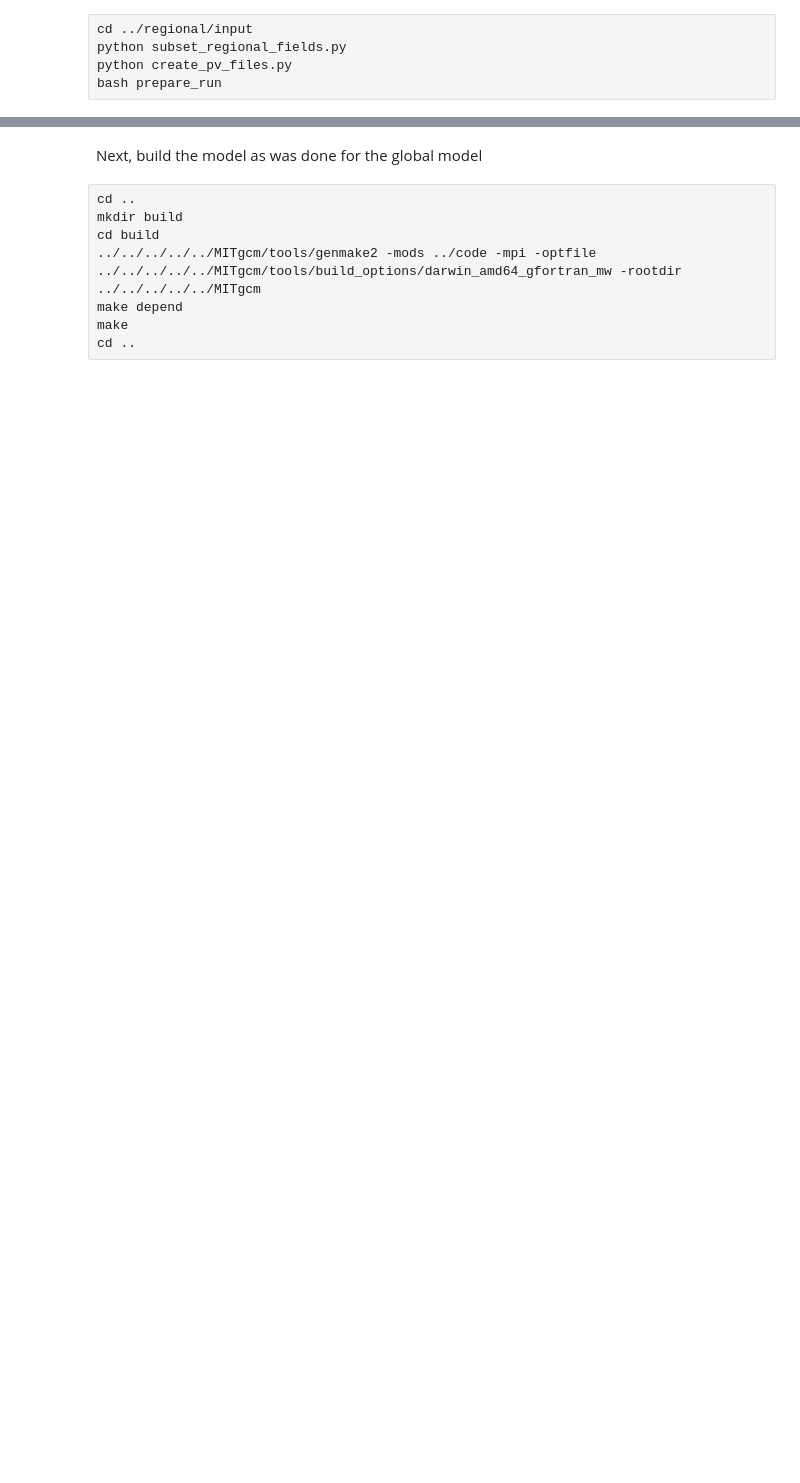
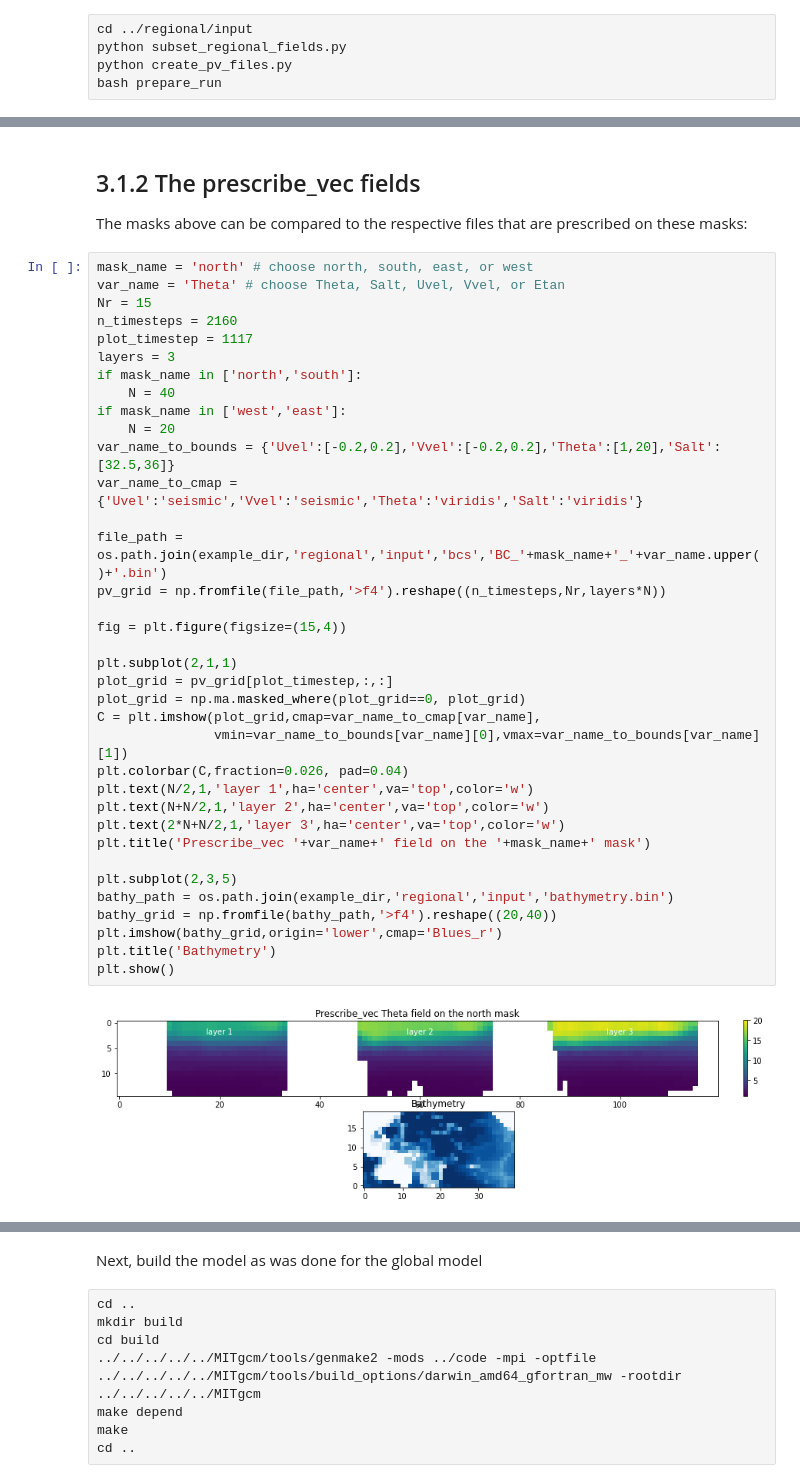
Before and after one commit to mhwood/prescribe_vec, a Jupyter notebook: example_configurations/global_with_exf/global_with_exf.ipynb, the cells around one changed output, grey strips where cells are left out. Saved outputs shown, nothing was run; the diff lists cells and outputs as text; blank space fills up the shorter version.

```diff
--- a/example_configurations/global_with_exf/global_with_exf.ipynb
+++ b/example_configurations/global_with_exf/global_with_exf.ipynb
@@ -96,0 +160,41 @@ plt.show()
+# %% [markdown]
+## 3.1.2 The prescribe_vec fields
+The masks above can be compared to the respective files that are prescribed on these masks:
+# %%
+mask_name = 'north' # choose north, south, east, or west
+var_name = 'Theta' # choose Theta, Salt, Uvel, Vvel, or Etan
+Nr = 15
+n_timesteps = 2160
+plot_timestep = 1117
+layers = 3
+if mask_name in ['north','south']:
+    N = 40
+if mask_name in ['west','east']:
+    N = 20
+var_name_to_bounds = {'Uvel':[-0.2,0.2],'Vvel':[-0.2,0.2],'Theta':[1,20],'Salt':[32.5,36]}
+var_name_to_cmap = {'Uvel':'seismic','Vvel':'seismic','Theta':'viridis','Salt':'viridis'}
+
+file_path = os.path.join(example_dir,'regional','input','bcs','BC_'+mask_name+'_'+var_name.upper()+'.bin')
+pv_grid = np.fromfile(file_path,'>f4').reshape((n_timesteps,Nr,layers*N))
+
+fig = plt.figure(figsize=(15,4))
+
+plt.subplot(2,1,1)
+plot_grid = pv_grid[plot_timestep,:,:]
+plot_grid = np.ma.masked_where(plot_grid==0, plot_grid)
+C = plt.imshow(plot_grid,cmap=var_name_to_cmap[var_name],
+               vmin=var_name_to_bounds[var_name][0],vmax=var_name_to_bounds[var_name][1])
+plt.colorbar(C,fraction=0.026, pad=0.04)
+plt.text(N/2,1,'layer 1',ha='center',va='top',color='w')
+plt.text(N+N/2,1,'layer 2',ha='center',va='top',color='w')
+plt.text(2*N+N/2,1,'layer 3',ha='center',va='top',color='w')
+plt.title('Prescribe_vec '+var_name+' field on the '+mask_name+' mask')
+
+plt.subplot(2,3,5)
+bathy_path = os.path.join(example_dir,'regional','input','bathymetry.bin')
+bathy_grid = np.fromfile(bathy_path,'>f4').reshape((20,40))
+plt.imshow(bathy_grid,origin='lower',cmap='Blues_r')
+plt.title('Bathymetry')
+plt.show()
+# %% [output]
+[figure, added]
```
Also changed, not shown: parts of 25 cells of this notebook.
